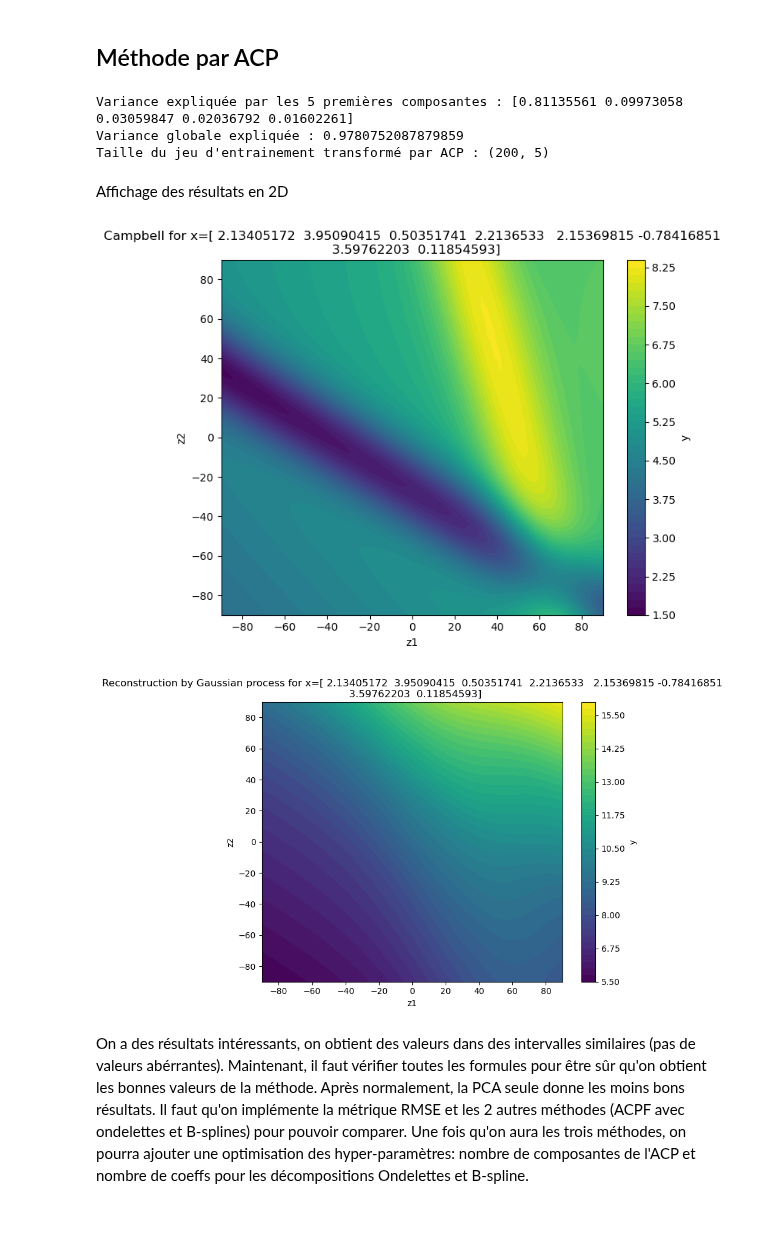
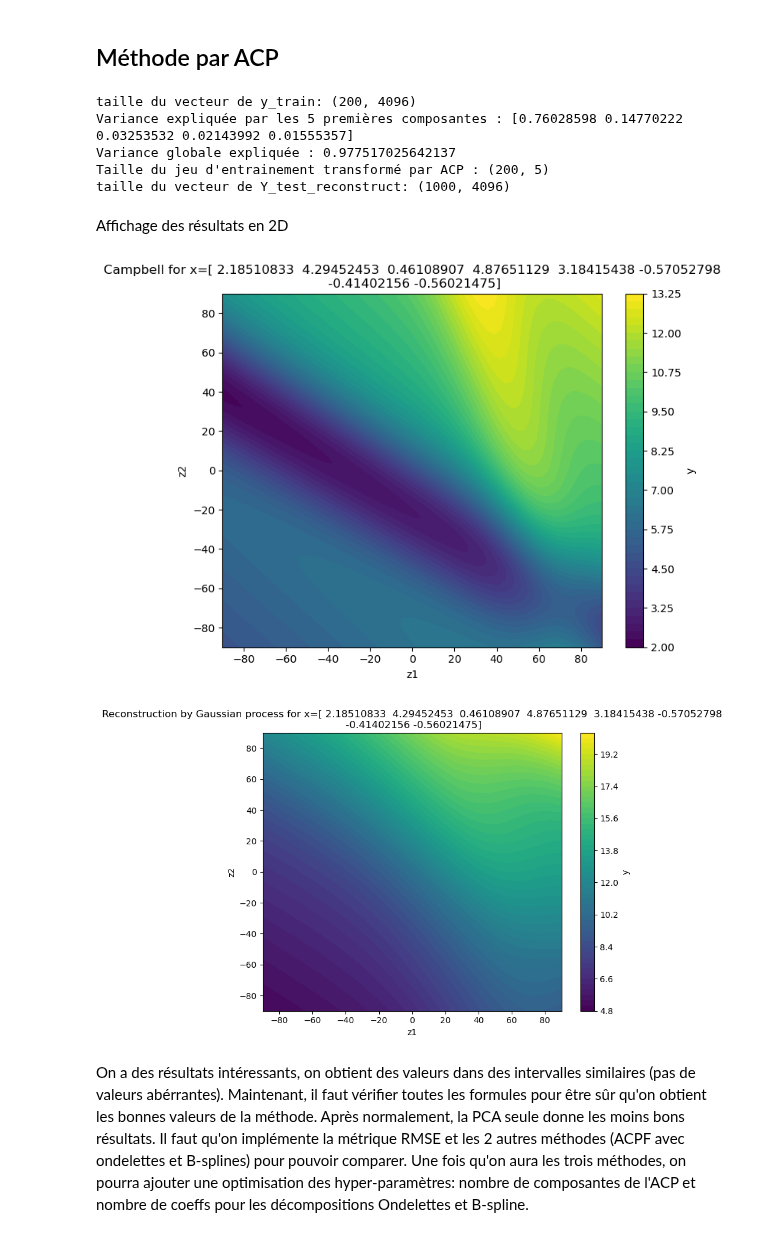
Before and after one commit to Viictordvd/Vigilance-Vagues-Submersion, a Jupyter notebook: campbell.ipynb, the cells around one changed output. Cells and saved outputs as stored; diff of their text form; code cells hidden in the pictures.

```diff
--- a/campbell.ipynb
+++ b/campbell.ipynb
@@ -54,39 +54,43 @@ n_pc = 5 #nombre composantes principales
 theta = 0.01
 sigma = 1
 kernel = mat5_2Kern
-Y_test_reconstruct,Var_Y_reconstruct = ACP(x_train,x_test,y_train,n_pc,[theta,sigma],kernel)
+Y_test_reconstruct = ACP(x_train,x_test,y_train,n_pc,[theta,sigma],kernel)
 # %% [output]
-Variance expliquée par les 5 premières composantes : [0.81135561 0.09973058 0.03059847 0.02036792 0.01602261]
-Variance globale expliquée : 0.9780752087879859
+taille du vecteur de y_train: (200, 4096)
+Variance expliquée par les 5 premières composantes : [0.76028598 0.14770222 0.03253532 0.02143992 0.01555357]
+Variance globale expliquée : 0.977517025642137
 Taille du jeu d'entrainement transformé par ACP : (200, 5)
+taille du vecteur de Y_test_reconstruct: (1000, 4096)
 # %% [markdown]
 Affichage des résultats en 2D
 # %%
+k=30
+
 z1_vals=np.linspace(-90,90,n_grid)
 z2_vals=np.linspace(-90,90,n_grid)
 
 Z1,Z2=np.meshgrid(z1_vals,z2_vals)
 
 #Vérité
 plt.figure(figsize=(8, 6))
-contour = plt.contourf(Z1, Z2, np.reshape(y_test[10,:],(n_grid,n_grid)), levels=50)
+contour = plt.contourf(Z1, Z2, np.reshape(y_test[k,:],(n_grid,n_grid)), levels=50)
 plt.colorbar(contour, label='y')
 plt.xlabel('z1')
 plt.ylabel('z2')
-plt.title(f'Campbell for x={x_test[10,:]}')
+plt.title(f'Campbell for x={x_test[k,:]}')
 plt.show()
 
 #Prédiction
 plt.figure(figsize=(8, 6))
-contour = plt.contourf(Z1, Z2, np.reshape(Y_test_reconstruct[10,:],(n_grid,n_grid)), levels=50)
+contour = plt.contourf(Z1, Z2, np.reshape(Y_test_reconstruct[k,:],(n_grid,n_grid)), levels=50)
 plt.colorbar(contour, label='y')
 plt.xlabel('z1')
 plt.ylabel('z2')
-plt.title(f'Reconstruction by Gaussian process for x={x_test[10,:]}')
+plt.title(f'Reconstruction by Gaussian process for x={x_test[k,:]}')
 plt.show()
 # %% [output]
-[figure, old version]
+[figure, new version]
-[figure, old version]
+[figure, new version]
 # %% [markdown]
 On a des résultats intéressants, on obtient des valeurs dans des intervalles similaires (pas de valeurs abérrantes). Maintenant, il faut vérifier toutes les formules pour être sûr qu'on obtient les bonnes valeurs de la méthode.
 Après normalement, la PCA seule donne les moins bons résultats. Il faut qu'on implémente la métrique RMSE et les 2 autres méthodes (ACPF avec ondelettes et B-splines) pour pouvoir comparer.
```
Also changed, not shown: parts of 5 cells of this notebook.
